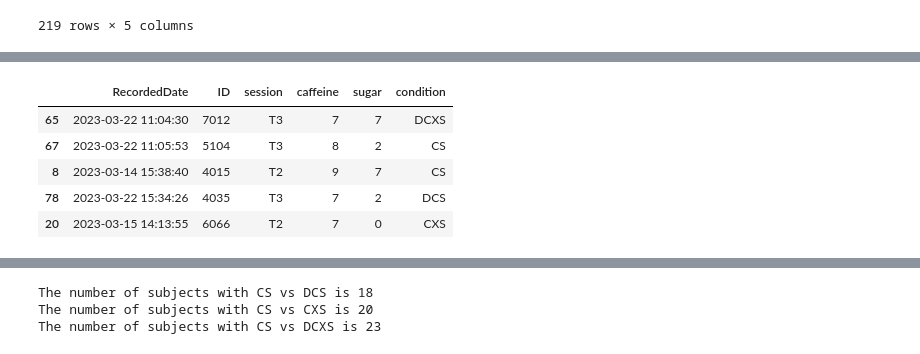
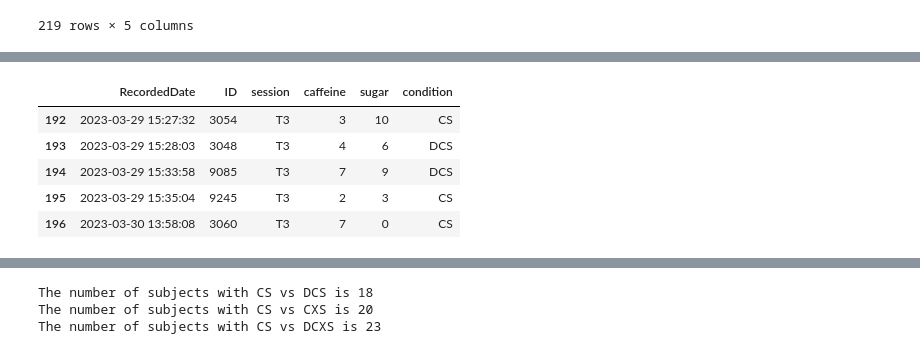
Before and after one commit to jaimemcc/energy-drink, a Jupyter notebook: scripts/taste_scores.ipynb, the cells around one changed output, grey strips where cells are left out. Saved outputs shown, nothing was run; the diff lists cells and outputs as text; code cells hidden in the pictures.

```diff
--- a/scripts/taste_scores.ipynb
+++ b/scripts/taste_scores.ipynb
@@ -52,40 +54,39 @@ def tweak_key(df):
            .rename(columns={"variable": "session",
                             "value": "condition"})
            .assign(session=lambda df_: df_.session.astype("category"),
                    condition=lambda df_: df_.condition.astype("category"))
           )
 
 def tweak_qual(df, df_key):
     IDs = df_key.ID.unique()
 
     return(df
            .rename(columns={"Q1_1": "caffeine", "Q1_2": "sugar"})
            .replace({"1st test": "T1", "2nd test": "T2", "3rd test": "T3"})
            .query("ID in @IDs")
            .assign(session=lambda df_: df_.session.astype("category"),
                    caffeine=lambda df_: df_.caffeine.astype("uint8"),
                    sugar=lambda df_: df_.sugar.astype("uint8"))
            .merge(df_key)
-
           )
 
 
 KEYFILE = "key.csv"
 df_key = pd.read_csv("..\data\{}".format(KEYFILE))
 df_key = tweak_key(df_key)
 
 QUALFILE = "ED_Main_Spring_2023_March+31,+2023_13.40.csv"
 df_qual = pd.read_csv("..\data\{}".format(QUALFILE))
 df_qual = tweak_qual(df_qual, df_key)
 
-df_qual.sample(5)
+df_qual.tail(5)
 # %% [output]
 |  | RecordedDate | ID | session | caffeine | sugar | condition |
-| 65 | 2023-03-22 11:04:30 | 7012 | T3 | 7 | 7 | DCXS |
-| 67 | 2023-03-22 11:05:53 | 5104 | T3 | 8 | 2 | CS |
-| 8 | 2023-03-14 15:38:40 | 4015 | T2 | 9 | 7 | CS |
-| 78 | 2023-03-22 15:34:26 | 4035 | T3 | 7 | 2 | DCS |
-| 20 | 2023-03-15 14:13:55 | 6066 | T2 | 7 | 0 | CXS |
+| 192 | 2023-03-29 15:27:32 | 3054 | T3 | 3 | 10 | CS |
+| 193 | 2023-03-29 15:28:03 | 3048 | T3 | 4 | 6 | DCS |
+| 194 | 2023-03-29 15:33:58 | 9085 | T3 | 7 | 9 | DCS |
+| 195 | 2023-03-29 15:35:04 | 9245 | T3 | 2 | 3 | CS |
+| 196 | 2023-03-30 13:58:08 | 3060 | T3 | 7 | 0 | CS |
 # %%
 len(df_qual)
 # %% [output]
```
Also changed, not shown: parts of 16 cells of this notebook, 32 other files.
